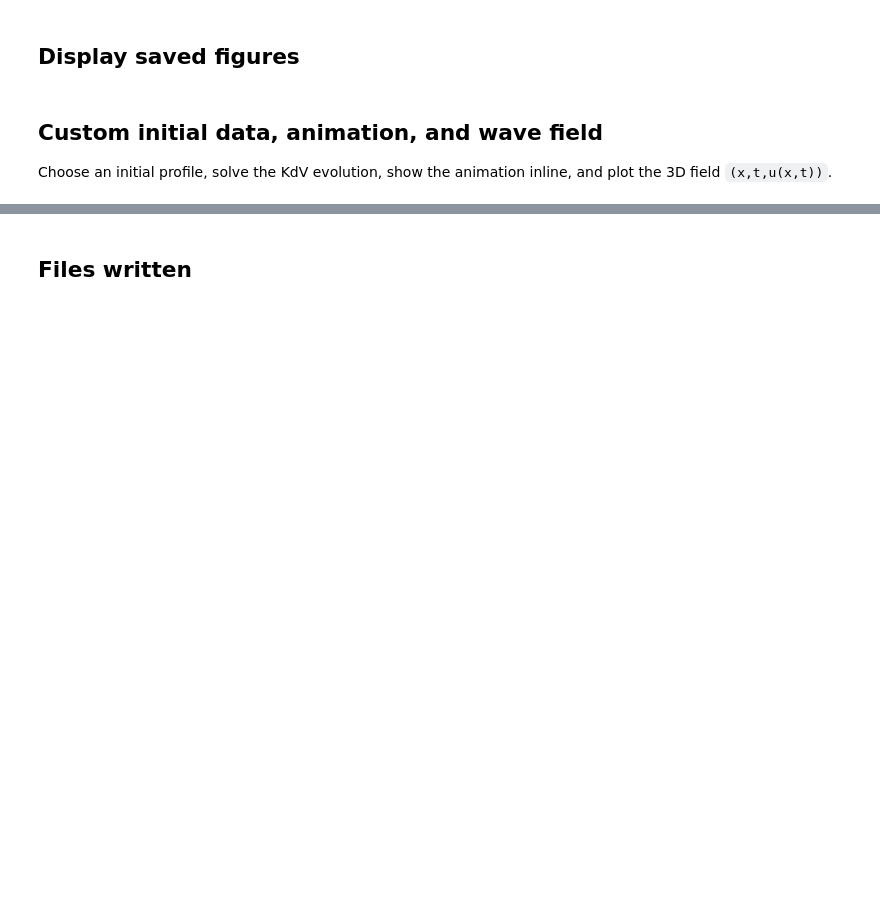
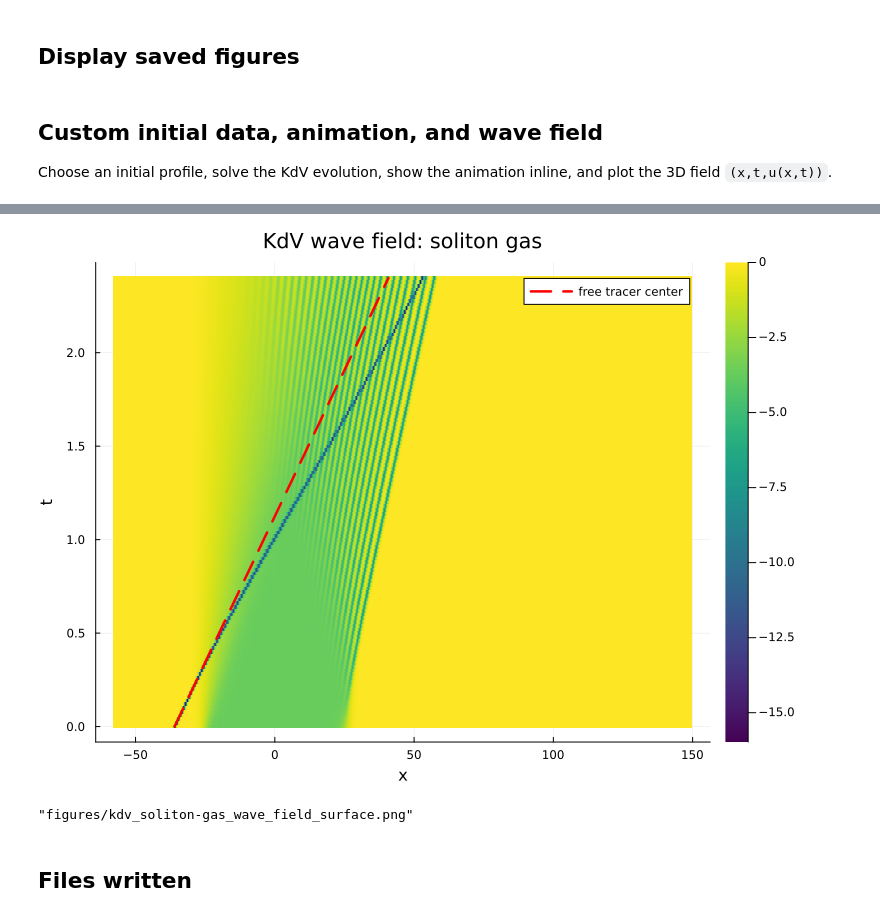
Before and after one commit to wfudong/NumIST, a Jupyter notebook: PaperExamples_KdV.ipynb, the cells around one changed output, grey strips where cells are left out. Drawn from its saved outputs; the diff is of its cells as text; code cells hidden in the pictures; blank space fills up the shorter version.

```diff
--- a/PaperExamples_KdV.ipynb
+++ b/PaperExamples_KdV.ipynb
@@ -144,19 +190,32 @@ animation_path
 # %%
-wave_surface = surface(evolution_xplot, evolution_times, permutedims(evolution_wavefield);
+wave_surface = heatmap(evolution_xplot, evolution_times, permutedims(evolution_wavefield);
                        xlabel="x",
                        ylabel="t",
                        zlabel="u(x,t)",
                        title="KdV wave field: $(evolution_label)",
                        camera=(45, 28),
                        color=:viridis,
                        linewidth=0,
-                       legend=false,
+                       legend=show_tracer ? :topright : false,
+                       colorbar=true,
                        size=(760, 560))
+
+if show_tracer
+    tracer_center_x = large_soliton.x0 .+ large_soliton.c .* evolution_times
+    plot!(wave_surface, tracer_center_x, evolution_times;
+          color=:red,
+          linestyle=:dash,
+          linewidth=2.5,
+          label="free tracer center")
+end
 
 surface_path = joinpath("figures", "kdv_$(evolution_case)_wave_field_surface.png")
 savefig(wave_surface, surface_path)
 display(wave_surface)
 surface_path
+# %% [output]
+[figure, added]
+"figures/kdv_soliton-gas_wave_field_surface.png"
 # %% [markdown]
 ## Files written
 # %%
```
Also changed, not shown: parts of 5 cells of this notebook, 26 other files.
